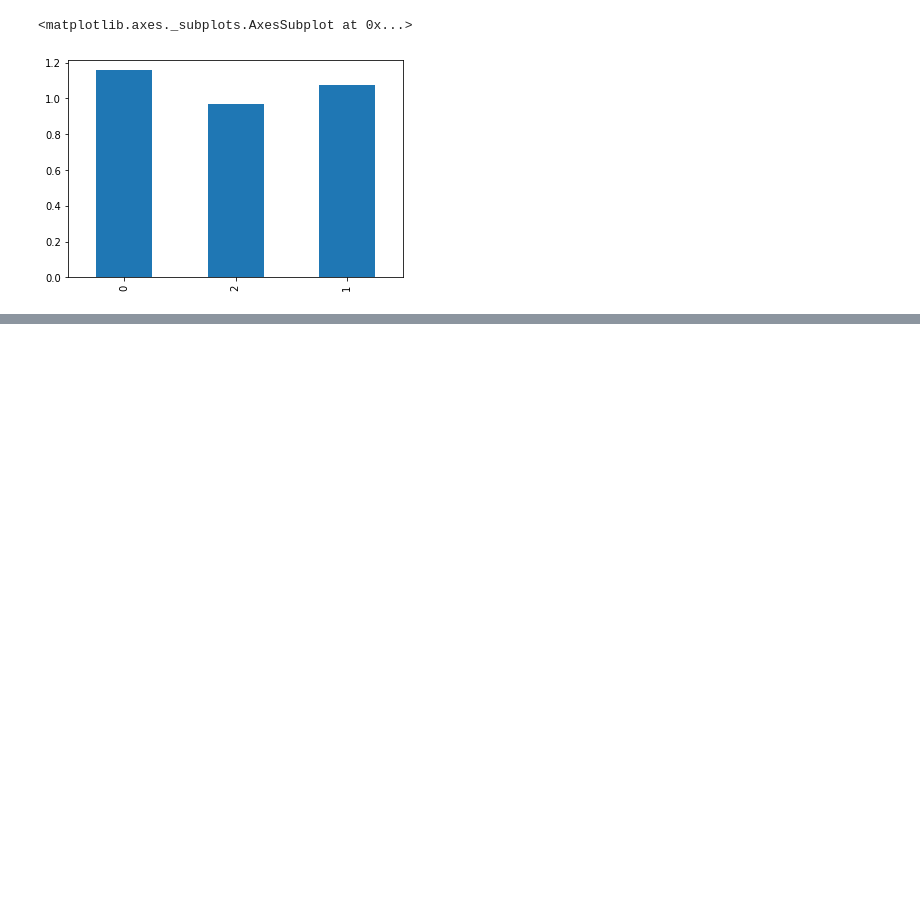
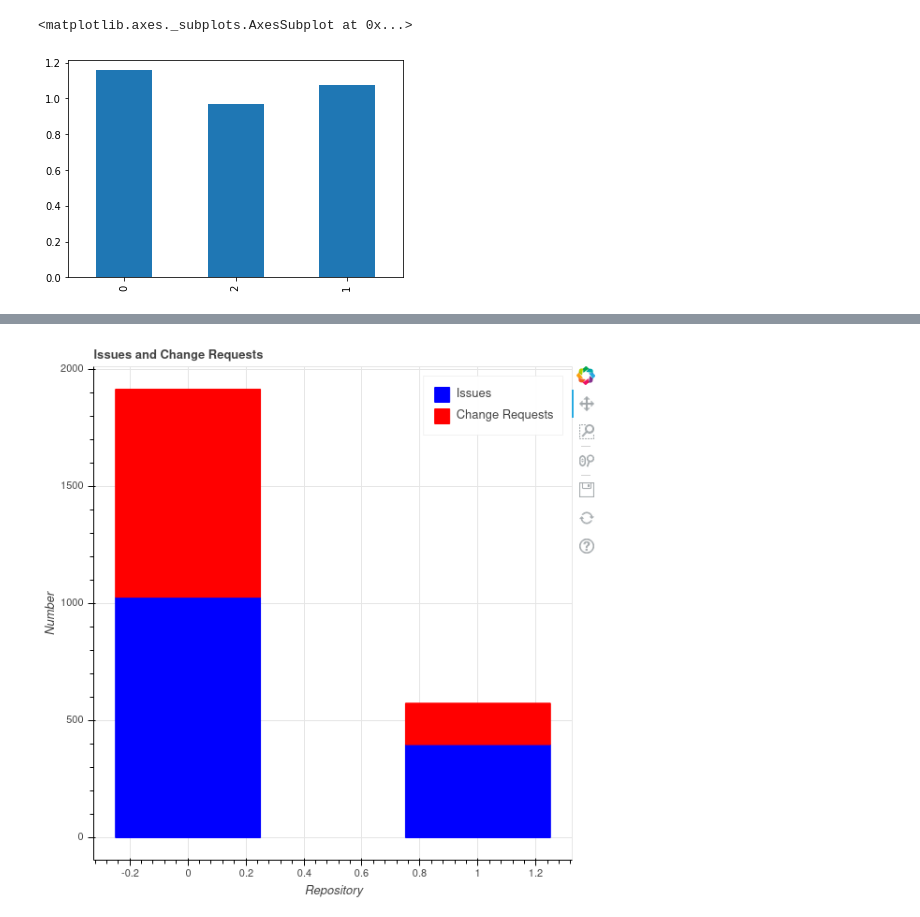
Before and after one commit to SWEGroup5/augur-community-reports, a Jupyter notebook: issues_to_change_requests.ipynb, the cells around one changed output, grey strips where cells are left out. Cells and saved outputs as stored; diff of their text form; code cells hidden in the pictures; blank space fills up the shorter version.

```diff
--- a/issues_to_change_requests.ipynb
+++ b/issues_to_change_requests.ipynb
@@ -260,0 +268,4 @@ ratios_df['ratio'].plot.bar()
+# %%
+display.Image("images/graph2.png")
+# %% [output]
+[figure, added]
```
Also changed, not shown: parts of 3 cells of this notebook, 2 other files.
